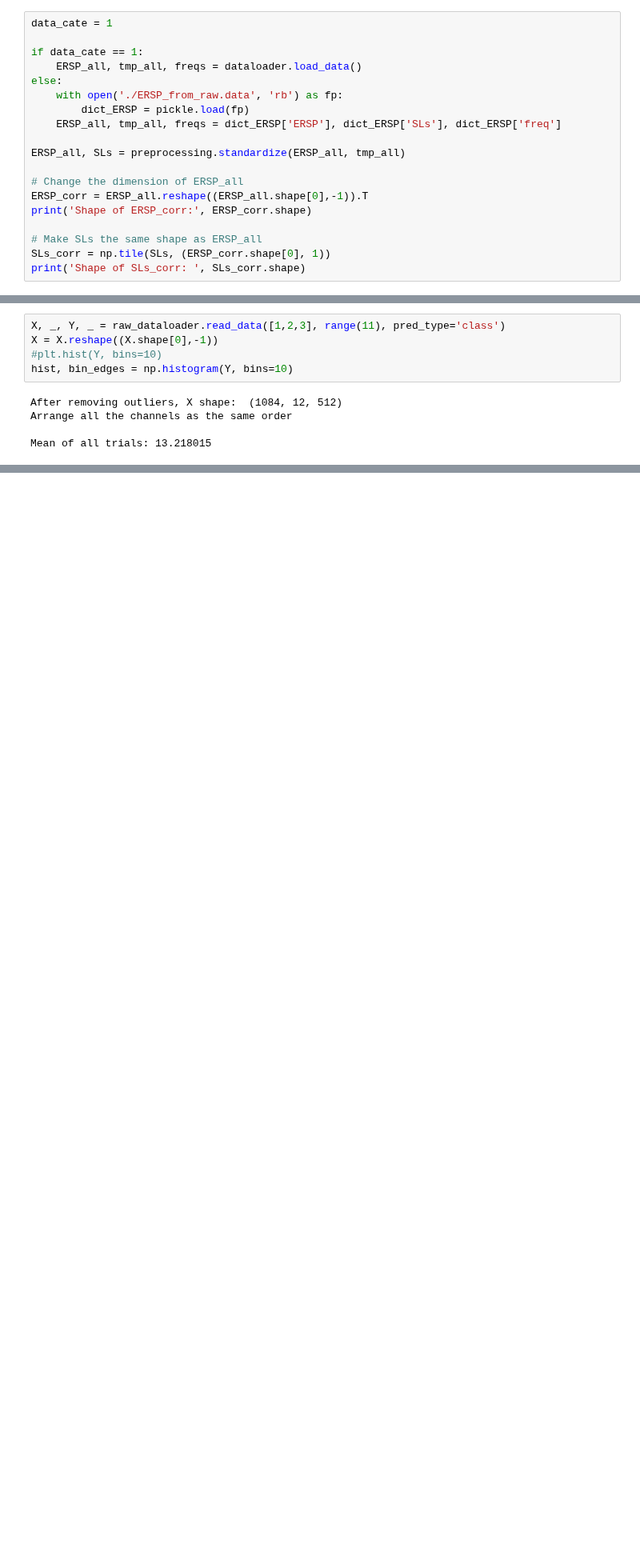
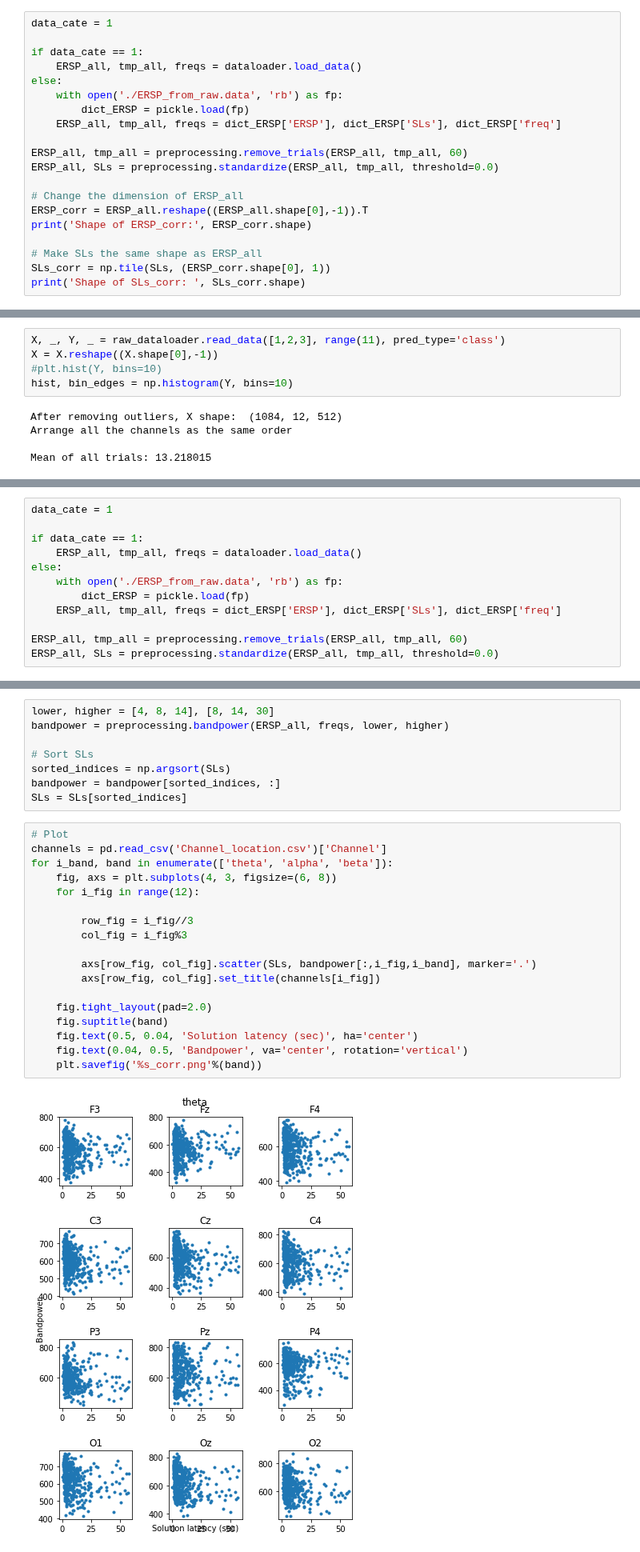
Before and after one commit to hundredball/Math24, a Jupyter notebook: Ginny_ERSP/Analyze_data.ipynb, the cells around one changed output, grey strips where cells are left out. Shown at 80% size. Saved outputs shown, nothing was run; the diff lists cells and outputs as text; blank space fills up the shorter version.

```diff
--- a/Ginny_ERSP/Analyze_data.ipynb
+++ b/Ginny_ERSP/Analyze_data.ipynb
@@ -27,7 +28,8 @@ else:
         dict_ERSP = pickle.load(fp)
     ERSP_all, tmp_all, freqs = dict_ERSP['ERSP'], dict_ERSP['SLs'], dict_ERSP['freq']
 
-ERSP_all, SLs = preprocessing.standardize(ERSP_all, tmp_all)
+ERSP_all, tmp_all = preprocessing.remove_trials(ERSP_all, tmp_all, 60)
+ERSP_all, SLs = preprocessing.standardize(ERSP_all, tmp_all, threshold=0.0)
 
 # Change the dimension of ERSP_all
 ERSP_corr = ERSP_all.reshape((ERSP_all.shape[0],-1)).T
@@ -126,0 +155,12 @@ Target: (1084,) -> (6185,)
+# %%
+data_cate = 1
+
+if data_cate == 1:
+    ERSP_all, tmp_all, freqs = dataloader.load_data()
+else:
+    with open('./ERSP_from_raw.data', 'rb') as fp:
+        dict_ERSP = pickle.load(fp)
+    ERSP_all, tmp_all, freqs = dict_ERSP['ERSP'], dict_ERSP['SLs'], dict_ERSP['freq']
+
+ERSP_all, tmp_all = preprocessing.remove_trials(ERSP_all, tmp_all, 60)
+ERSP_all, SLs = preprocessing.standardize(ERSP_all, tmp_all, threshold=0.0)
@@ -126,0 +173,28 @@ Target: (1084,) -> (6185,)
+# %%
+lower, higher = [4, 8, 14], [8, 14, 30]
+bandpower = preprocessing.bandpower(ERSP_all, freqs, lower, higher)
+
+# Sort SLs
+sorted_indices = np.argsort(SLs)
+bandpower = bandpower[sorted_indices, :]
+SLs = SLs[sorted_indices]
+# %%
+# Plot
+channels = pd.read_csv('Channel_location.csv')['Channel']
+for i_band, band in enumerate(['theta', 'alpha', 'beta']):
+    fig, axs = plt.subplots(4, 3, figsize=(6, 8))
+    for i_fig in range(12):
+
+        row_fig = i_fig//3
+        col_fig = i_fig%3
+
+        axs[row_fig, col_fig].scatter(SLs, bandpower[:,i_fig,i_band], marker='.')
+        axs[row_fig, col_fig].set_title(channels[i_fig])
+
+    fig.tight_layout(pad=2.0)
+    fig.suptitle(band)
+    fig.text(0.5, 0.04, 'Solution latency (sec)', ha='center')
+    fig.text(0.04, 0.5, 'Bandpower', va='center', rotation='vertical')
+    plt.savefig('%s_corr.png'%(band))
+# %% [output]
+[figure, added]
```
Also changed, not shown: parts of 7 cells of this notebook, 9 other files.
